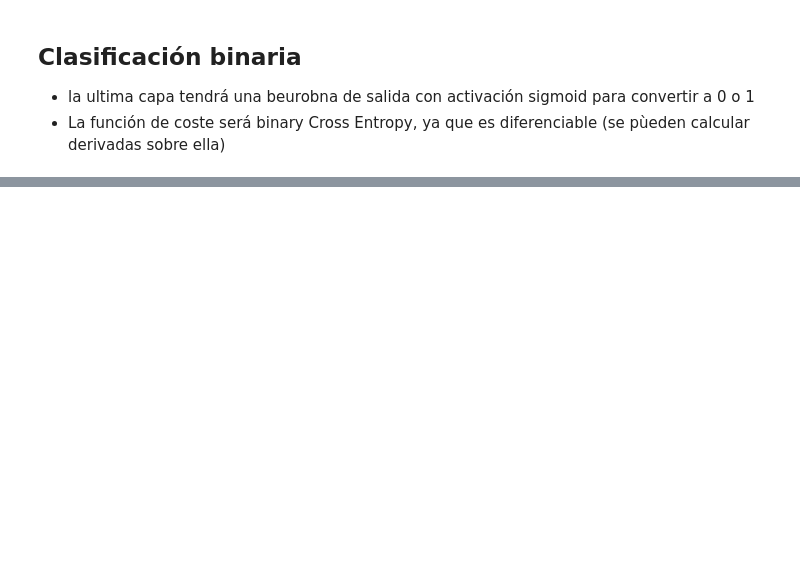
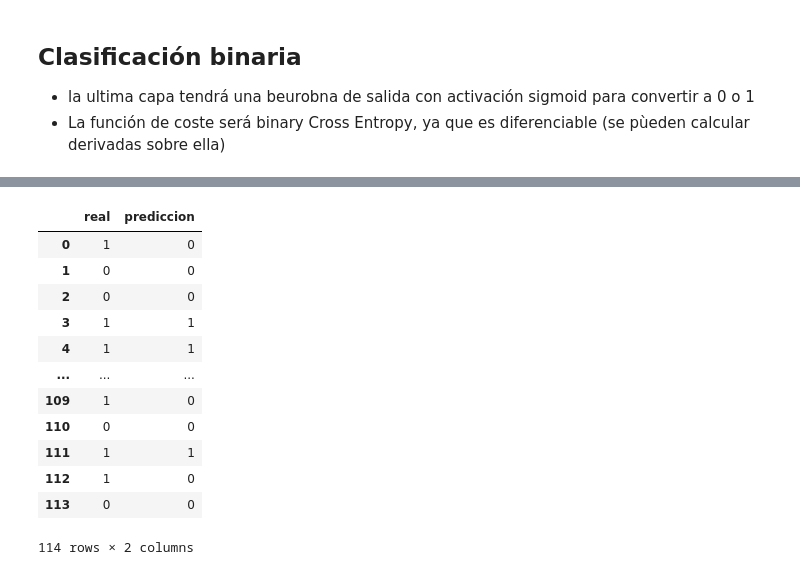
Before and after one commit to CaroliCosas/Ciencia_Datos_Hackaboss, a Jupyter notebook: mod5-estudio-machine-learning-y-deep-learning/02.notebooks_clase/02.deep-learning/03.tensorflow/01.clasificacion_binaria.ipynb, the cells around one changed output, grey strips where cells are left out. Saved outputs shown, nothing was run; the diff lists cells and outputs as text; code cells hidden in the pictures; blank space fills up the shorter version.

```diff
--- a/mod5-estudio-machine-learning-y-deep-learning/02.notebooks_clase/02.deep-learning/03.tensorflow/01.clasificacion_binaria.ipynb
+++ b/mod5-estudio-machine-learning-y-deep-learning/02.notebooks_clase/02.deep-learning/03.tensorflow/01.clasificacion_binaria.ipynb
@@ -75,0 +143,3 @@ keras.src.metrics.accuracy_metrics.BinaryAccuracy
+# %%
+y_pred = model.predict(X_test).ravel() # lo pasamos a 1D
+y_pred[:5]
@@ -75,0 +150,3 @@ keras.src.metrics.accuracy_metrics.BinaryAccuracy
+# %%
+y_pred_binario = np.where(y_pred >= 0.5, 1, 0)
+y_pred_binario
@@ -75,0 +193,17 @@ keras.src.metrics.accuracy_metrics.BinaryAccuracy
+# %%
+df_comparison = pd.DataFrame({'real': y_test, 'prediccion': y_pred_binario})
+df_comparison
+# %% [output]
+|  | real | prediccion |
+| 0 | 1 | 0 |
+| 1 | 0 | 0 |
+| 2 | 0 | 0 |
+| 3 | 1 | 1 |
+| 4 | 1 | 1 |
+| ... | ... | ... |
+| 109 | 1 | 0 |
+| 110 | 0 | 0 |
+| 111 | 1 | 1 |
+| 112 | 1 | 0 |
+| 113 | 0 | 0 |
+114 rows × 2 columns
```
Also changed, not shown: parts of 12 cells of this notebook, 2 other files.
